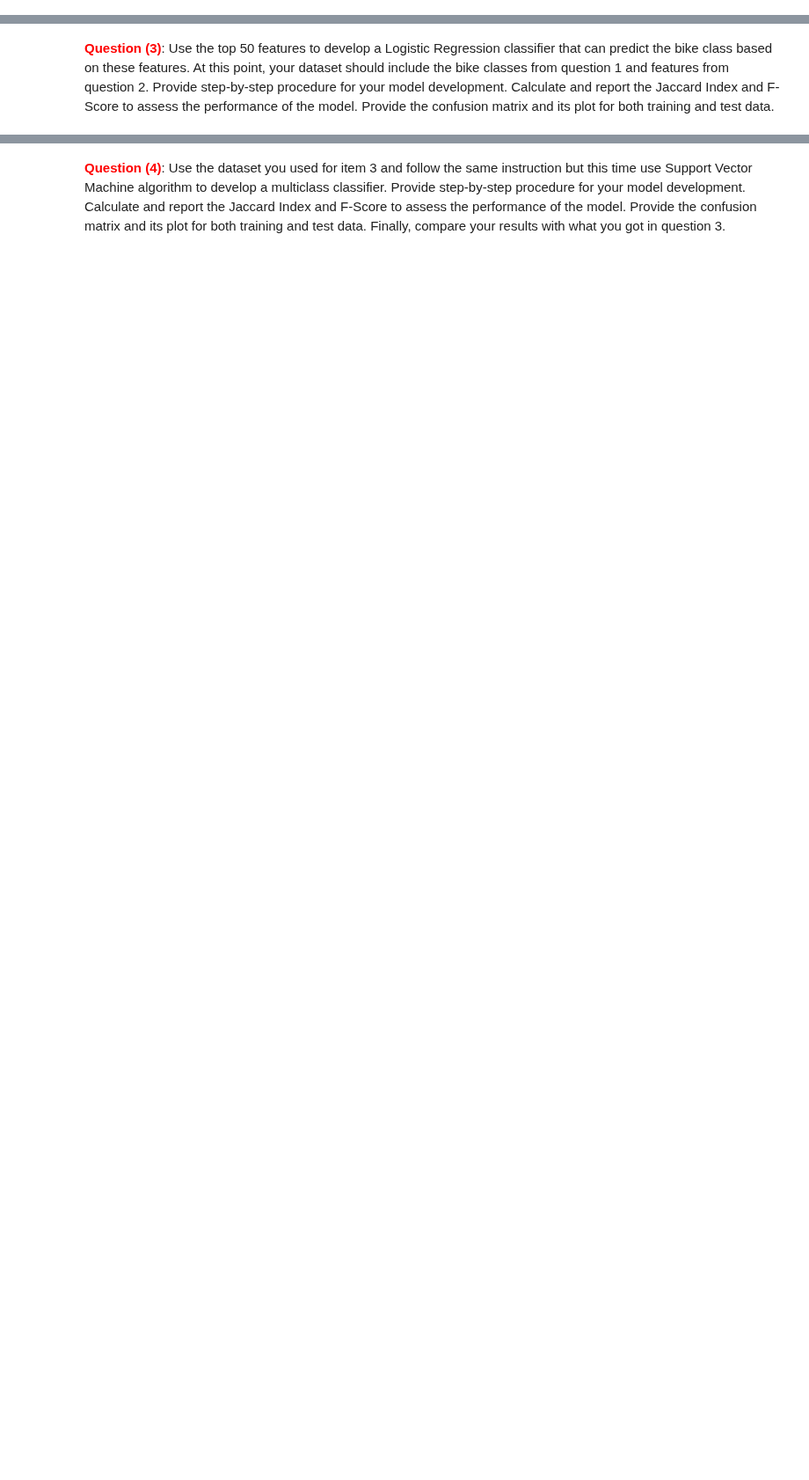
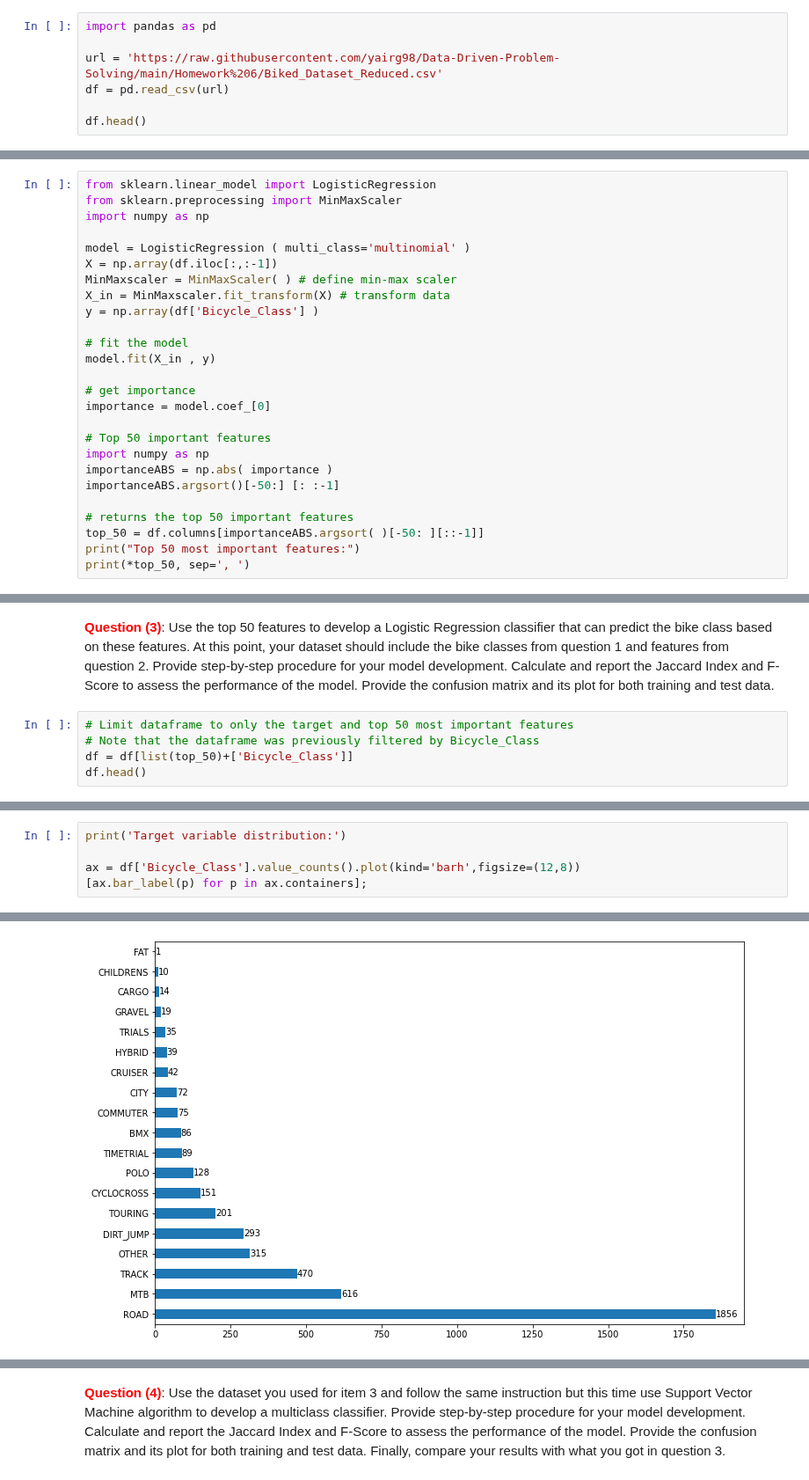
Before and after one commit to yairg98/Data-Driven-Problem-Solving, a Jupyter notebook: Homework 6/Homework_6.ipynb, the cells around one changed output, grey strips where cells are left out. Shown at 88% size. Drawn from its saved outputs; the diff is of its cells as text; blank space fills up the shorter version.

Commit message:
Update Homework_6.ipynb
Completed questions 1-3, question 4 remaining

````diff
--- a/Homework 6/Homework_6.ipynb
+++ b/Homework 6/Homework_6.ipynb
@@ -6,0 +7,7 @@ For this homework, we use the dataset BIKED, which you were introduced to it bef
+# %%
+import pandas as pd
+
+url = 'https://raw.githubusercontent.com/yairg98/Data-Driven-Problem-Solving/main/Homework%206/Biked_Dataset_Reduced.csv'
+df = pd.read_csv(url)
+
+df.head()
@@ -28 +43,27 @@ df.columns[importanceABS.argsort( )[−50: ][::−1]]
 ```
+# %%
+from sklearn.linear_model import LogisticRegression
+from sklearn.preprocessing import MinMaxScaler
+import numpy as np
+
+model = LogisticRegression ( multi_class='multinomial' )
+X = np.array(df.iloc[:,:-1])
+MinMaxscaler = MinMaxScaler( ) # define min-max scaler
+X_in = MinMaxscaler.fit_transform(X) # transform data
+y = np.array(df['Bicycle_Class'] )
+
+# fit the model
+model.fit(X_in , y)
+
+# get importance
+importance = model.coef_[0]
+
+# Top 50 important features
+import numpy as np
+importanceABS = np.abs( importance )
+importanceABS.argsort()[-50:] [: :-1]
+
+# returns the top 50 important features
+top_50 = df.columns[importanceABS.argsort( )[-50: ][::-1]]
+print("Top 50 most important features:")
+print(*top_50, sep=', ')
@@ -29,2 +80,7 @@ df.columns[importanceABS.argsort( )[−50: ][::−1]]
 # %% [markdown]
 <font color='red'>__Question (3)__</font>: Use the top 50 features to develop a Logistic Regression classifier that can predict the bike class based on these features. At this point, your dataset should include the bike classes from question 1 and features from question 2. Provide step-by-step procedure for your model development. Calculate and report the Jaccard Index and F-Score to assess the performance of the model. Provide the confusion matrix and its plot for both training and test data.
+# %%
+# Limit dataframe to only the target and top 50 most important features
+# Note that the dataframe was previously filtered by Bicycle_Class
+df = df[list(top_50)+['Bicycle_Class']]
+df.head()
@@ -30,0 +97,6 @@ df.columns[importanceABS.argsort( )[−50: ][::−1]]
+# %%
+print('Target variable distribution:')
+
+ax = df['Bicycle_Class'].value_counts().plot(kind='barh',figsize=(12,8))
+[ax.bar_label(p) for p in ax.containers];
+# %% [output]
@@ -30,0 +104 @@ df.columns[importanceABS.argsort( )[−50: ][::−1]]
+[figure, added]
````
Also changed, not shown: parts of 13 cells of this notebook.
